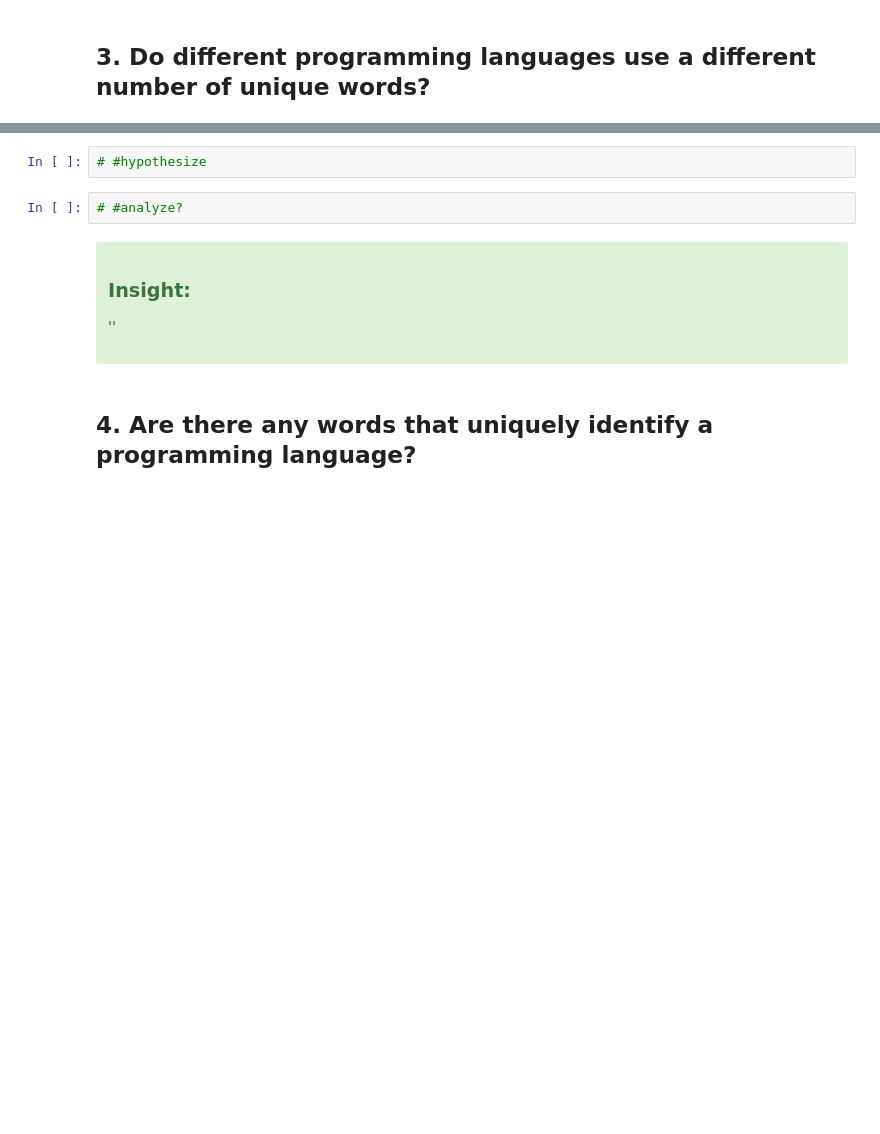
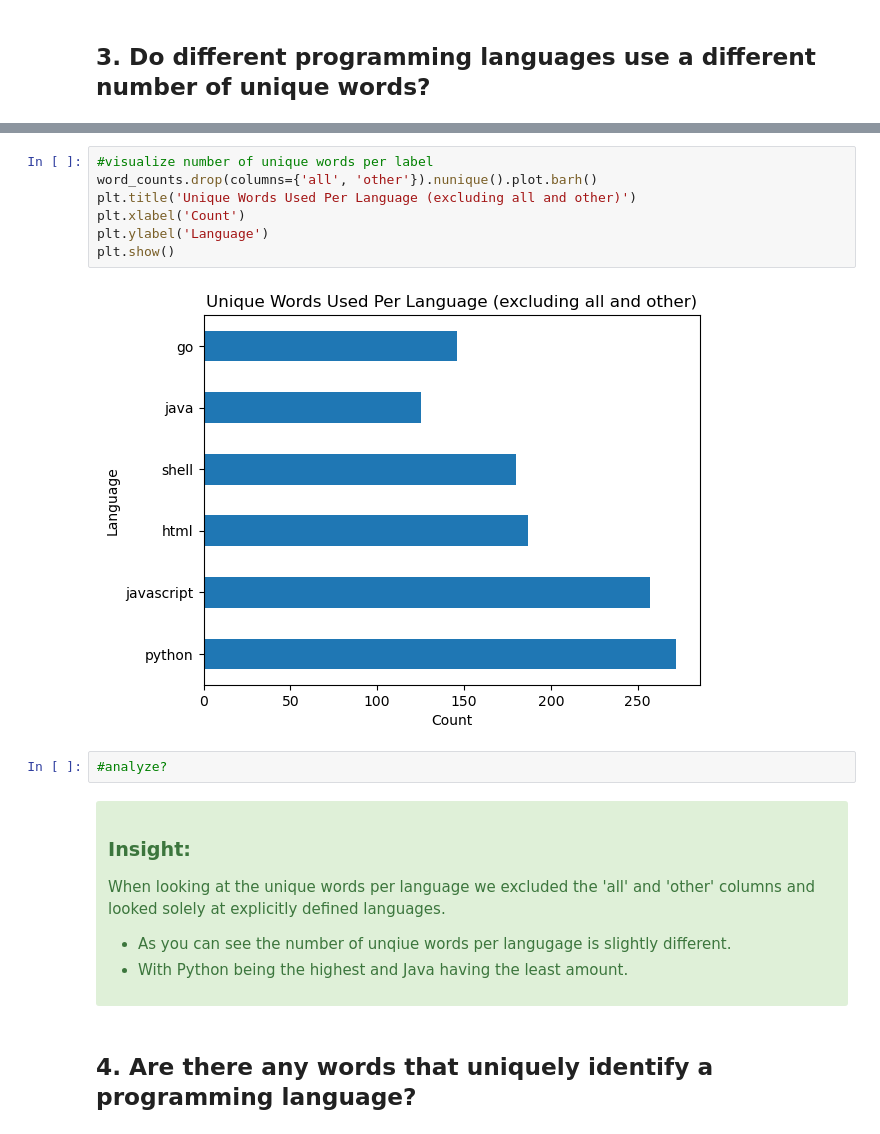
Before and after one commit to projectlanguagepredictor/nlp_launch, a Jupyter notebook: final_report.ipynb, the cells around one changed output, grey strips where cells are left out. Cells and saved outputs as stored; diff of their text form; blank space fills up the shorter version.

```diff
--- a/final_report.ipynb
+++ b/final_report.ipynb
@@ -213,13 +284,23 @@ freq
 # %%
-# #hypothesize
+#visualize number of unique words per label
+word_counts.drop(columns={'all', 'other'}).nunique().plot.barh()
+plt.title('Unique Words Used Per Language (excluding all and other)')
+plt.xlabel('Count')
+plt.ylabel('Language')
+plt.show()
+# %% [output]
+[figure, added]
 # %%
-# #analyze?
+#analyze?
 # %% [markdown]
 <div class="alert alert-success">
 
 ### Insight:
 
-''
+When looking at the unique words per language we excluded the 'all' and 'other' columns and looked solely at explicitly defined languages.
+    <br>
+* As you can see the number of unqiue words per langugage is slightly different.
+* With Python being the highest and Java having the least amount.
 </div>
 # %% [markdown]
 ## 4. Are there any words that uniquely identify a programming language?
```
Also changed, not shown: parts of 48 cells of this notebook.
